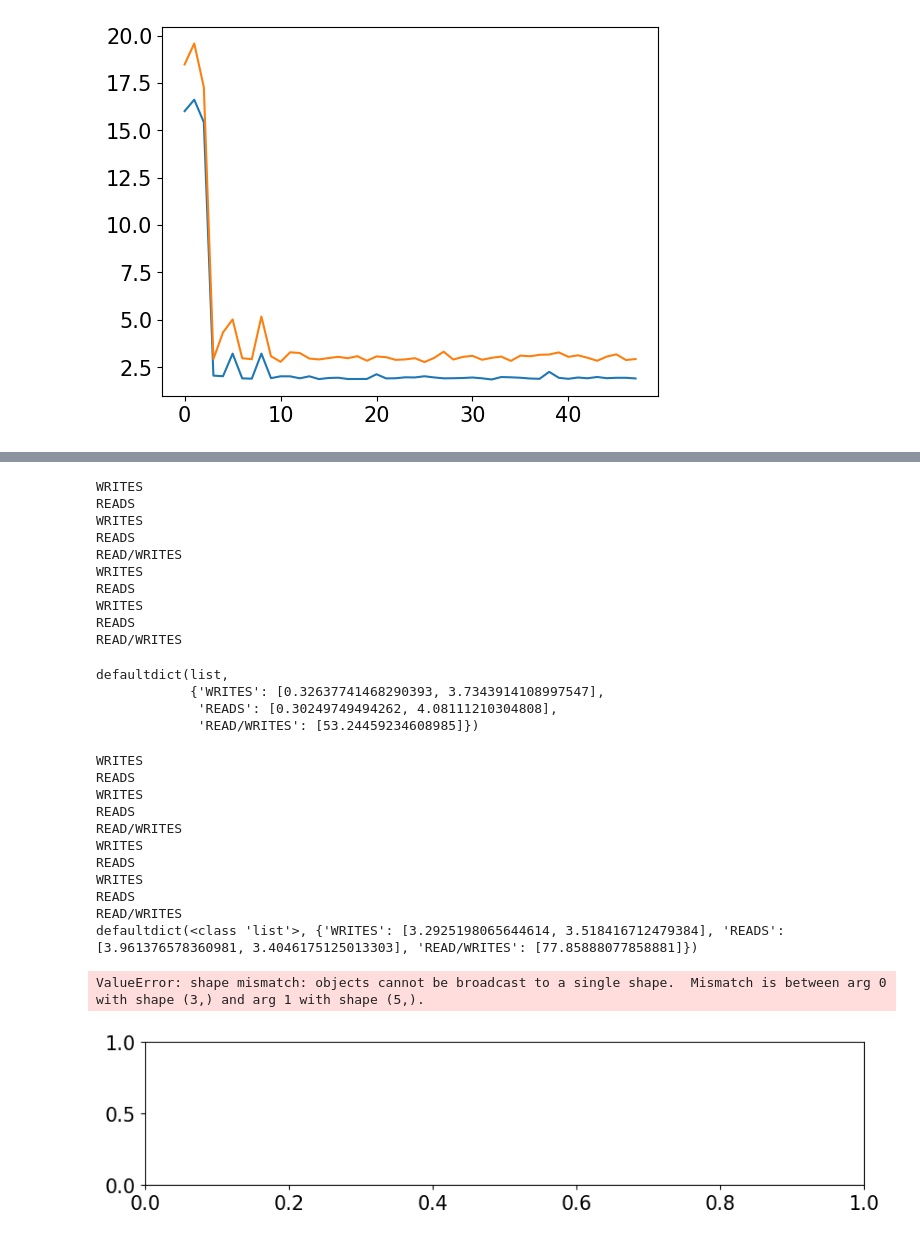
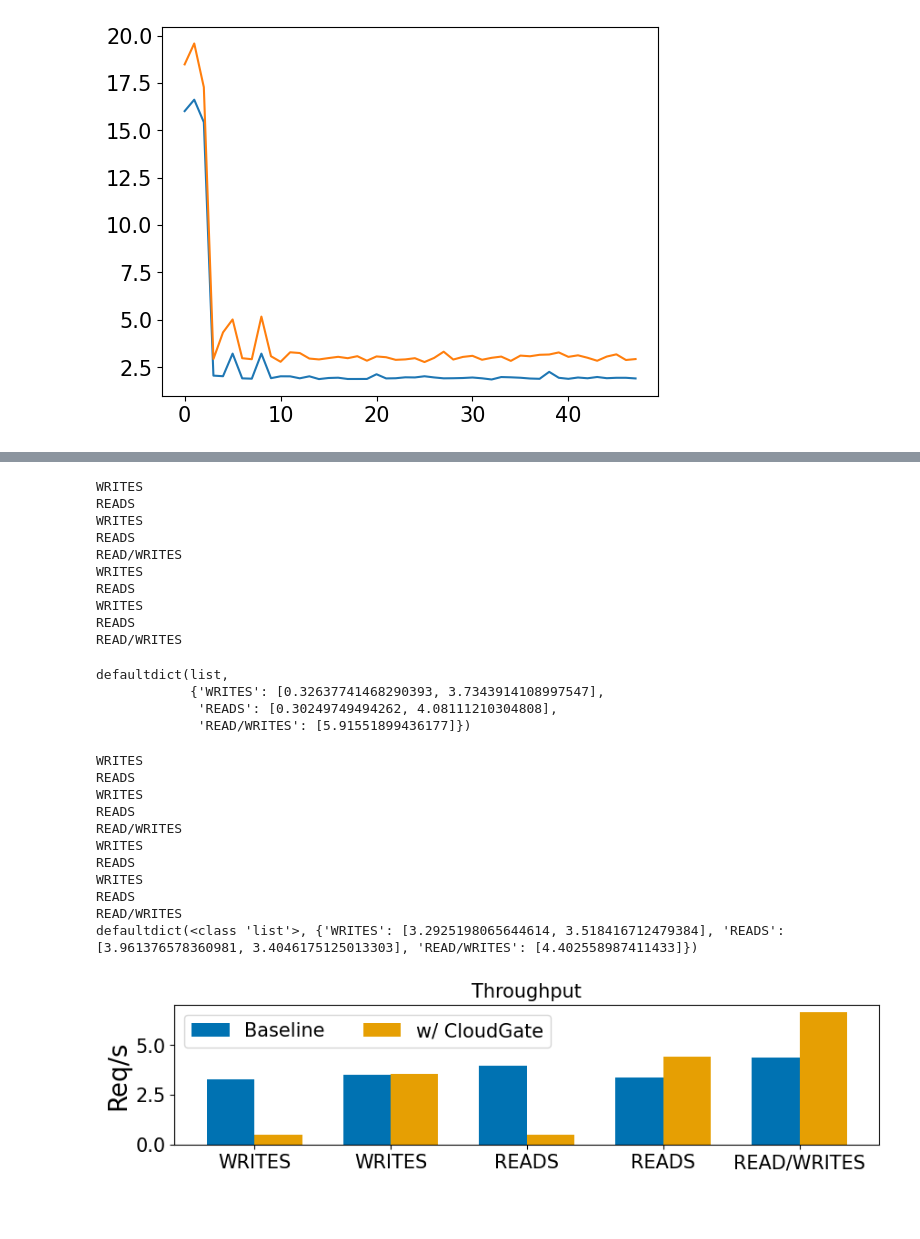
Before and after one commit to samyuyagati/skydentity, a Jupyter notebook: examples/aether/benchmark_graphs.ipynb, the cells around one changed output, grey strips where cells are left out. Saved outputs shown, nothing was run; the diff lists cells and outputs as text; code cells hidden in the pictures; blank space fills up the shorter version.

Commit message:
Graph scripts

```diff
--- a/examples/aether/benchmark_graphs.ipynb
+++ b/examples/aether/benchmark_graphs.ipynb
@@ -12,7 +12,14 @@ plt.rc('xtick', labelsize=SMALL_SIZE)    # fontsize of the tick labels
 plt.rc('ytick', labelsize=SMALL_SIZE)    # fontsize of the tick labels
 plt.rc('legend', fontsize=SMALL_SIZE)    # legend fontsize
 plt.rc('figure', titlesize=BIGGER_SIZE)  # fontsize of the figure title
-plt.rcParams['image.cmap'] = 'viridis'
+COLORS = {
+    'green': '#009e73',
+    'blue': '#0072b2',
+    'yellow': '#f1e443',
+    'orange': '#e69f03',
+    'red': '#d55f00',
+    'purple': '#cc79a7'
+}
 # %%
 import builtins
 import csv
@@ -158,14 +178,14 @@ def get_throughput(filename):
                 continue
             start_string = lines[idx + 1].split(" ")[1].strip()
             start = datetime.strptime(start_string, '%H:%M:%S,%f')
-            if "seconds" in lines[idx + 16]:
-                end_string = lines[idx + 16].split(" ")[1].strip()
-                reqs = 16
-                idx += 16
-            else:
+            if "seconds" in lines[idx + 32]:
                 end_string = lines[idx + 32].split(" ")[1].strip()
                 reqs = 32
                 idx += 32
+            else:
+                end_string = lines[idx + 64].split(" ")[1].strip()
+                reqs = 64
+                idx += 64
             end = datetime.strptime(end_string, '%H:%M:%S,%f')
             tputs[type].append(float(reqs) / (end-start).total_seconds())
     return tputs
@@ -186,9 +206,9 @@ READ/WRITES
 defaultdict(list,
             {'WRITES': [0.32637741468290393, 3.7343914108997547],
              'READS': [0.30249749494262, 4.08111210304808],
-             'READ/WRITES': [53.24459234608985]})
+             'READ/WRITES': [5.91551899436177]})
 # %%
-def plot_tputs(baseline_fname, skydentity_fname):
+def plot_tputs(baseline_fname, skydentity_fname, cloud="gcp"):
     baseline_tput_dict = get_throughput(baseline_fname)
     skydentity_tput_dict = get_throughput(skydentity_fname)
 
@@ -196,40 +216,43 @@ def plot_tputs(baseline_fname, skydentity_fname):
 
     baseline_tputs = []
     skydentity_tputs = []
+    all_events = []
     events = []
     for event, tput in baseline_tput_dict.items():
         for tp in tput:
             baseline_tputs.append(tp)
-            events.append(event)
+            all_events.append(event)
+        events.append(event)
     for event in events:
         for tp in skydentity_tput_dict[event]:
             skydentity_tputs.append(tp)
 
-    x = np.arange(len(events))
+    x = np.arange(len(all_events))
     width = 0.35
 
     fig, ax = plt.subplots(figsize=(10, 2))
-    ax.bar(x - width/2, baseline_tputs, width, label='Baseline')
-    ax.bar(x + width/2, skydentity_tputs, width, label='w/ CloudGate')
+    ax.bar(x - width/2, baseline_tputs, width, label='Baseline', color=COLORS['blue'])
+    ax.bar(x + width/2, skydentity_tputs, width, label='w/ CloudGate', color=COLORS['orange'])
     ax.set_ylabel('Req/s')
     ax.set_title(f"Throughput")
     ax.set_xticks(x)
-    ax.set_xticklabels(events)
-    ax.legend(loc="lower right")
+    ax.set_xticklabels(all_events)
+    plt.legend(loc="upper left", ncols=2)
+    plt.savefig(f"aether-plots/concurrent_throughput_{cloud}.pdf", format="pdf", bbox_inches="tight")
     plt.show()
 # %%
-plot_tputs("logs/baseline/concurrent-buckets-16-direct-results-2.log", "logs/skydentity/concurrent-buckets-16-skydentity-results-2.log")
+plot_tputs("logs/baseline/concurrent-buckets-16-direct-results-2.log",
+           "logs/gcp-updated/concurrent-buckets-16-skydentity-results-2.log")
 # %% [output]
 WRITES
 READS
 WRITES
 READS
 READ/WRITES
 WRITES
 READS
 WRITES
 READS
 READ/WRITES
-defaultdict(<class 'list'>, {'WRITES': [3.2925198065644614, 3.518416712479384], 'READS': [3.961376578360981, 3.4046175125013303], 'READ/WRITES': [77.85888077858881]})
+defaultdict(<class 'list'>, {'WRITES': [3.2925198065644614, 3.518416712479384], 'READS': [3.961376578360981, 3.4046175125013303], 'READ/WRITES': [4.402558987411433]})
-ValueError: shape mismatch: objects cannot be broadcast to a single shape.  Mismatch is between arg 0 with shape (3,) and arg 1 with shape (5,).
-[figure, old version]
+[figure, new version]
```
Also changed, not shown: parts of 12 cells of this notebook, 5 other files.
